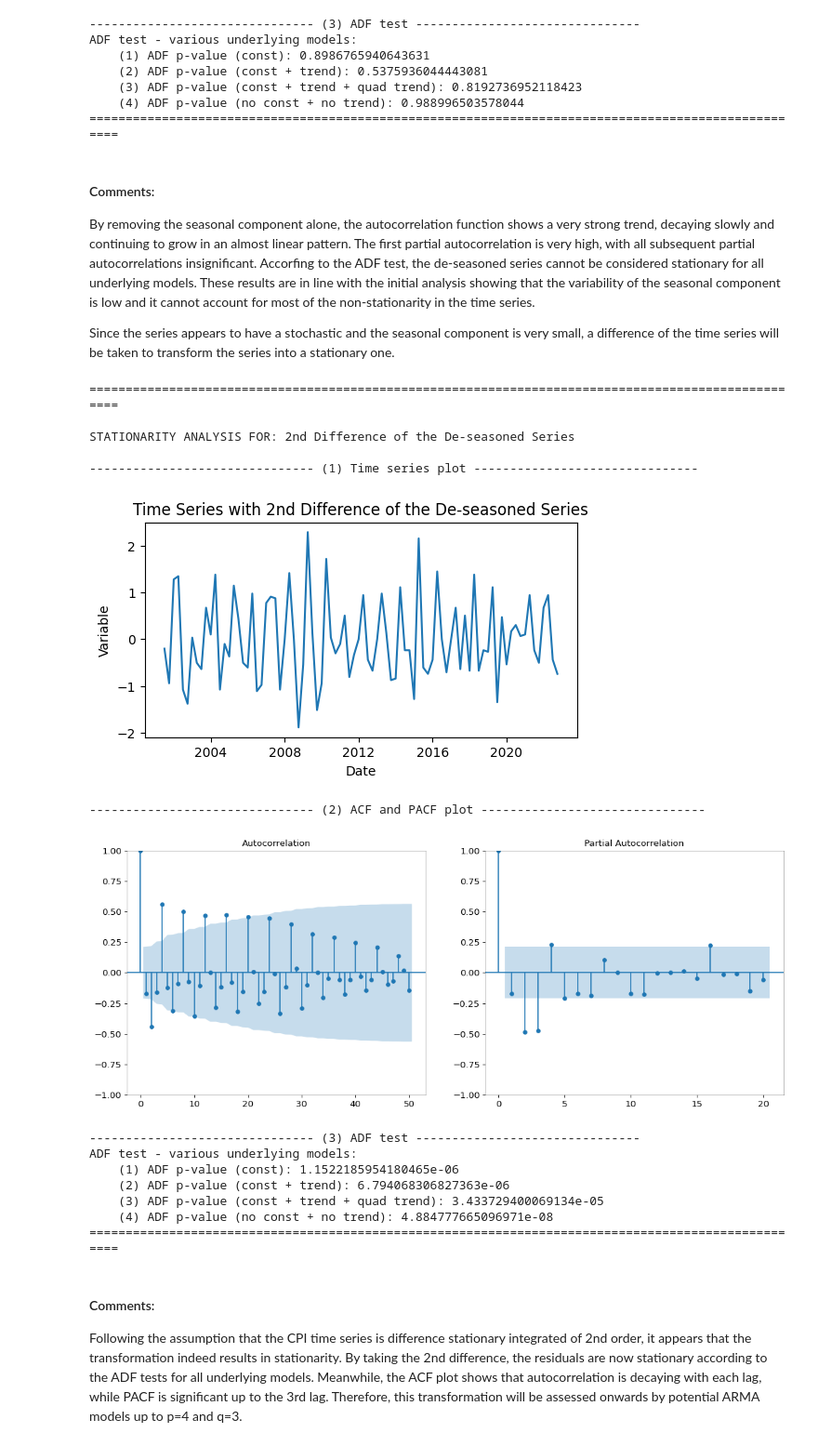
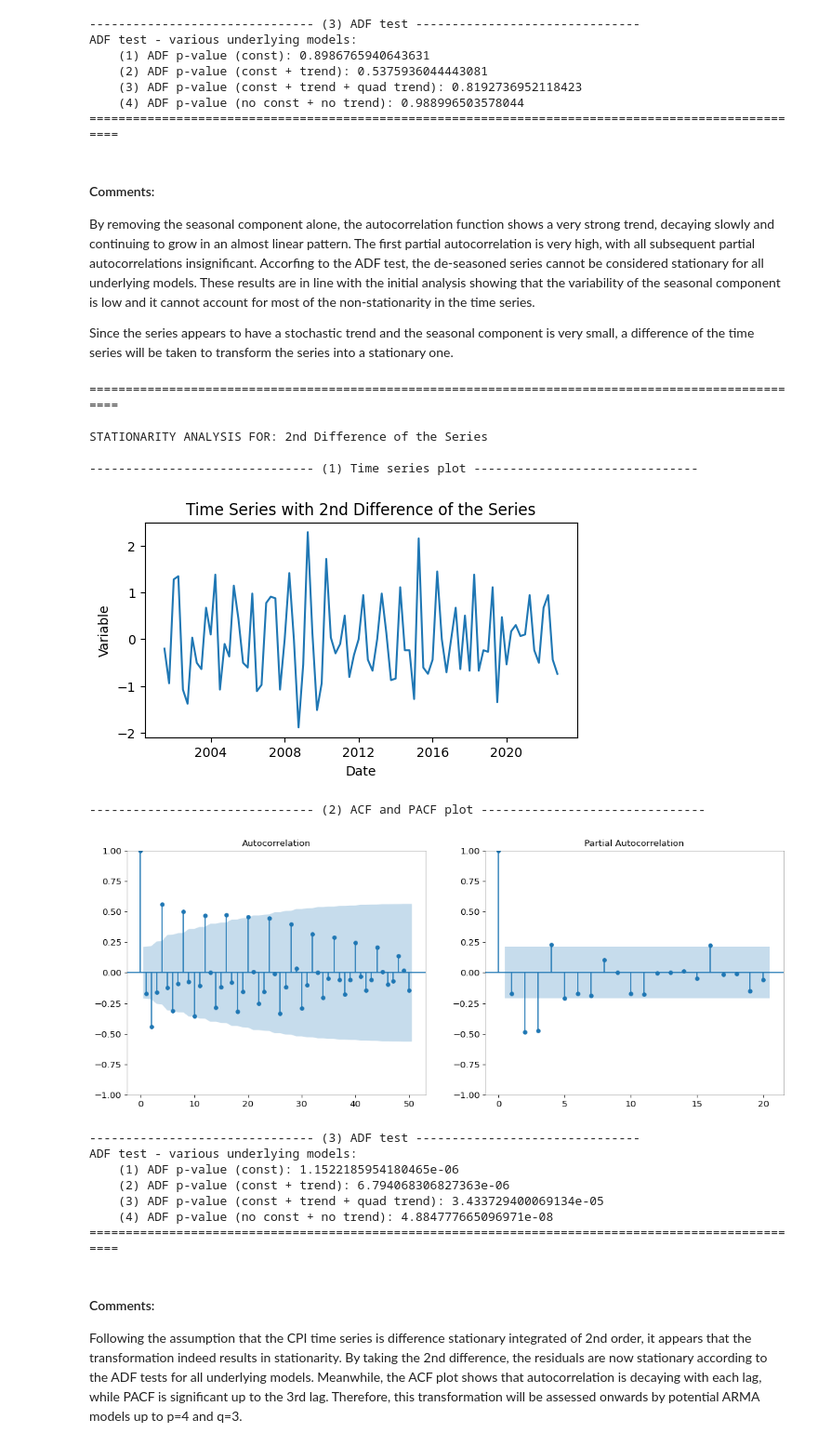
Before and after one commit to alonbenach/groupwork_2, a Jupyter notebook: Palto_Krovitska_Bankowska_Gordon_Benach_report_EM.ipynb, the cells around one changed output. Shown at 93% size. Drawn from its saved outputs; the diff is of its cells as text; code cells hidden in the pictures.

```diff
--- a/Palto_Krovitska_Bankowska_Gordon_Benach_report_EM.ipynb
+++ b/Palto_Krovitska_Bankowska_Gordon_Benach_report_EM.ipynb
@@ -221,18 +256,18 @@ ADF test - various underlying models:
 #### Comments:
 By removing the seasonal component alone, the autocorrelation function shows a very strong trend, decaying slowly and continuing to grow in an almost linear pattern. The first partial autocorrelation is very high, with all subsequent partial autocorrelations insignificant. Accorfing to the ADF test, the de-seasoned series cannot be considered stationary for all underlying models. These results are in line with the initial analysis showing that the variability of the seasonal component is low and it cannot account for most of the non-stationarity in the time series.
 
-Since the series appears to have a stochastic and the seasonal component is very small, a difference of the time series will be taken to transform the series into a stationary one.
+Since the series appears to have a stochastic trend and the seasonal component is very small, a difference of the time series will be taken to transform the series into a stationary one.
 # %%
 # plot time series, autocorrelation and partial-autocorrelation functions of the de-seasoned and differenced series
-title = '2nd Difference of the De-seasoned Series'
+title = '2nd Difference of the Series'
 common.Stationarity_analysis(ddy, title)
 # %% [output]
 ====================================================================================================
 
-STATIONARITY ANALYSIS FOR: 2nd Difference of the De-seasoned Series
+STATIONARITY ANALYSIS FOR: 2nd Difference of the Series
 
 ------------------------------- (1) Time series plot -------------------------------
-[figure, old version]
+[figure, new version]
 ------------------------------- (2) ACF and PACF plot -------------------------------
 [figure]
 ------------------------------- (3) ADF test -------------------------------
```
Also changed, not shown: parts of 6 cells of this notebook, 1 other file.
